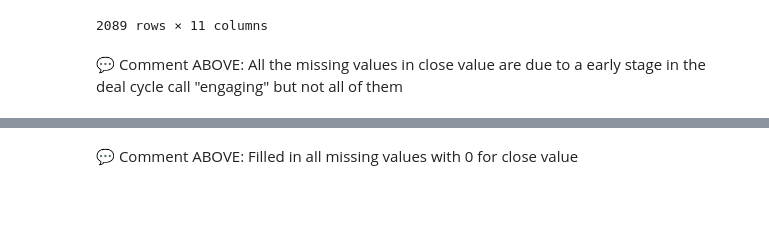
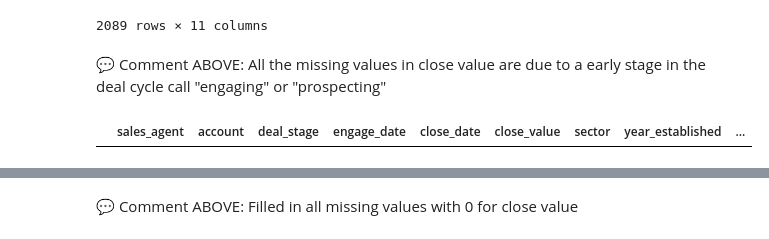
Before and after one commit to Sayocroft/sales-ops-auto, a Jupyter notebook: pipeline_accounts_merge.ipynb, the cells around one changed output, grey strips where cells are left out. Cells and saved outputs as stored; diff of their text form; code cells hidden in the pictures; blank space fills up the shorter version.

```diff
--- a/pipeline_accounts_merge.ipynb
+++ b/pipeline_accounts_merge.ipynb
@@ -160,4 +203,9 @@ display(missing_close_value)
 | 8799 | Versie Hillebrand | NaN | Prospecting | NaN | NaN | NaN | NaN | NaN | ... |
 2089 rows × 11 columns
 # %% [markdown]
-💬 Comment ABOVE: All the missing values in close value are due to a early stage in the deal cycle call "engaging" but not all of them
+💬 Comment ABOVE: All the missing values in close value are due to a early stage in the deal cycle call "engaging" or "prospecting"
+# %%
+lost_accounts = merged_tables[(merged_tables['deal_stage'] == 'Lost') & (merged_tables['close_value'] > 0)]
+display(lost_accounts)
+# %% [output]
+|  | sales_agent | account | deal_stage | engage_date | close_date | close_value | sector | year_established | ... |
```
Also changed, not shown: parts of 26 cells of this notebook.
